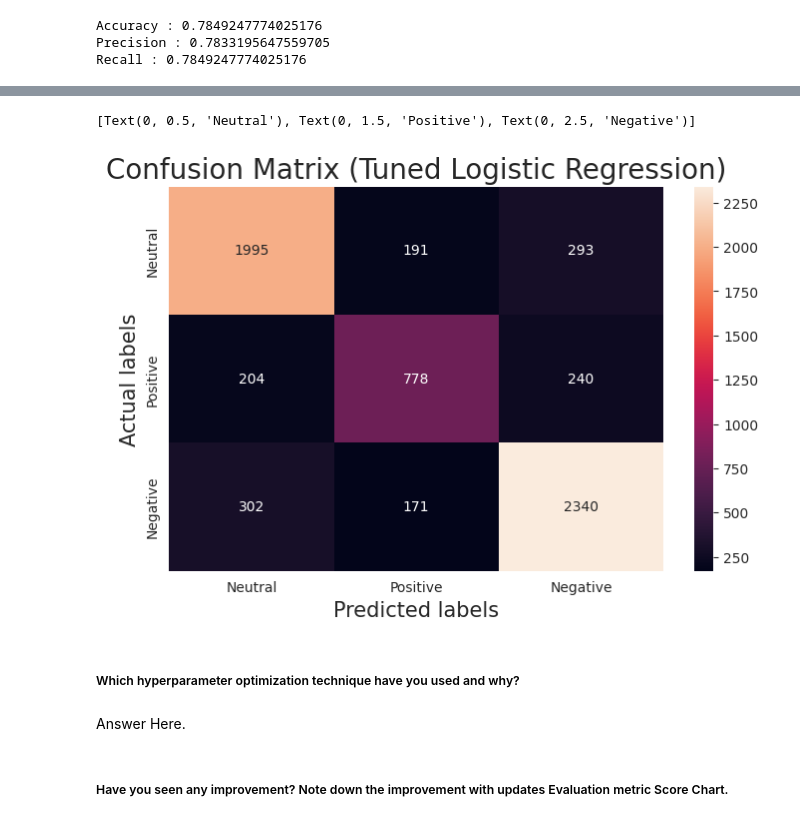
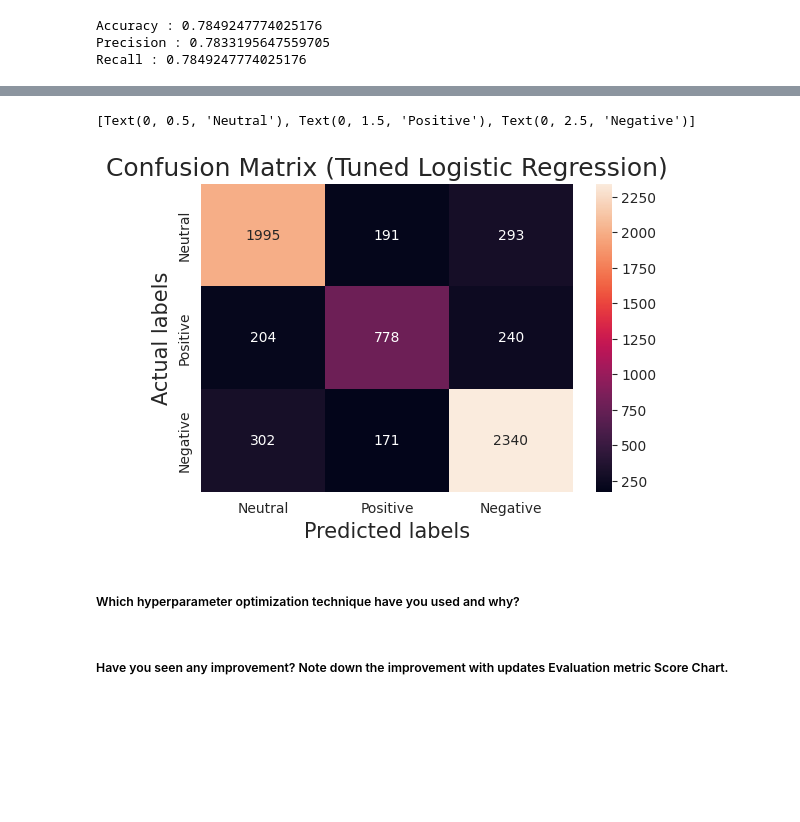
Before and after one commit to Jeetesh-KumarM/CAPSTONE-PROJECT-3-CLASSIFICATION, a Jupyter notebook: Coronavirus_Tweet_Sentiment_Analysis.ipynb, the cells around one changed output, grey strips where cells are left out. Cells and saved outputs as stored; diff of their text form; code cells hidden in the pictures; blank space fills up the shorter version.

```diff
--- a/Coronavirus_Tweet_Sentiment_Analysis.ipynb
+++ b/Coronavirus_Tweet_Sentiment_Analysis.ipynb
@@ -984,23 +975,21 @@ weighted avg       0.78      0.78      0.78      6514
 # %%
 #Plotting Confussion matrix
-cf2= (confusion_matrix(y_test,y2_pred))
-plt.figure(figsize=(8,5))
+cf= (confusion_matrix(y_test,y2_pred))
+plt.figure(figsize=(6,4))
 ax= plt.subplot()
-sns.heatmap(cf2, annot=True, fmt=".0f",ax = ax)
+sns.heatmap(cf, annot=True, fmt=".0f",ax = ax)
 
 # labels, title and ticks
 ax.set_xlabel('Predicted labels', fontsize=15)
 ax.set_ylabel('Actual labels', fontsize=15)
-ax.set_title('Confusion Matrix (Tuned Logistic Regression)', fontsize=20)
+ax.set_title('Confusion Matrix (Tuned Logistic Regression)', fontsize=18)
 ax.xaxis.set_ticklabels(labels)
 ax.yaxis.set_ticklabels(labels)
 # %% [output]
 [Text(0, 0.5, 'Neutral'), Text(0, 1.5, 'Positive'), Text(0, 2.5, 'Negative')]
-[figure, old version]
+[figure, new version]
 # %% [markdown]
 ##### Which hyperparameter optimization technique have you used and why?
-# %% [markdown]
-Answer Here.
 # %% [markdown]
 ##### Have you seen any improvement? Note down the improvement with updates Evaluation metric Score Chart.
 # %% [markdown]
```
Also changed, not shown: parts of 57 cells of this notebook.
